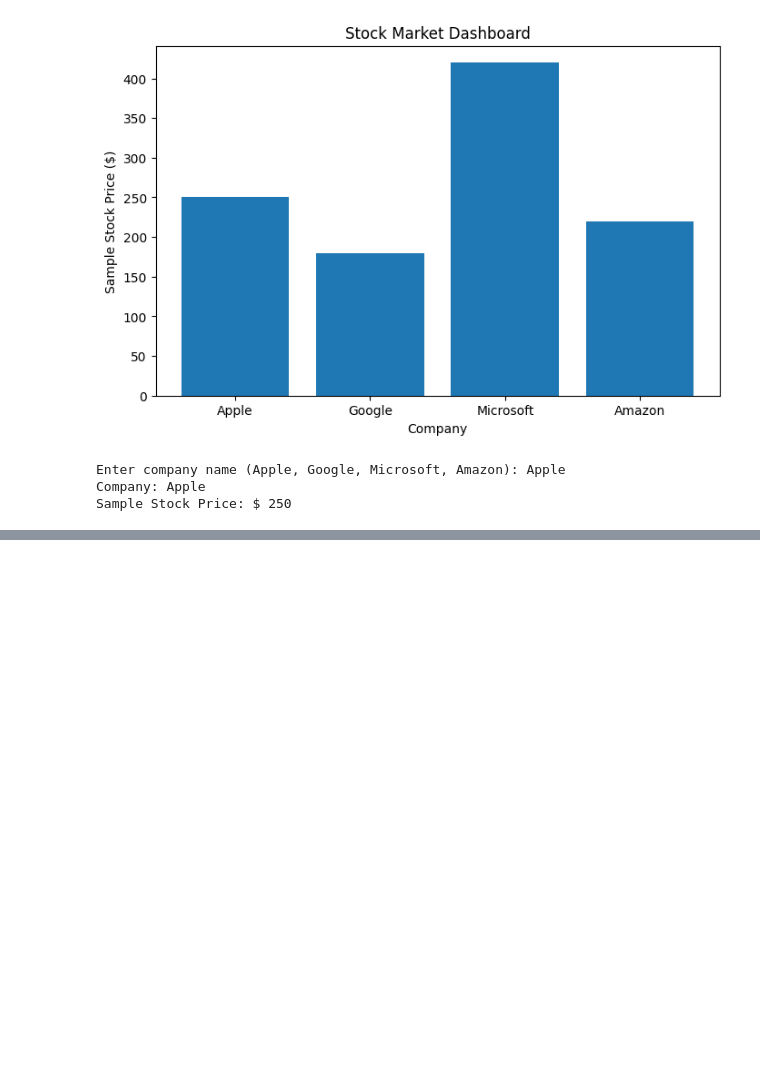
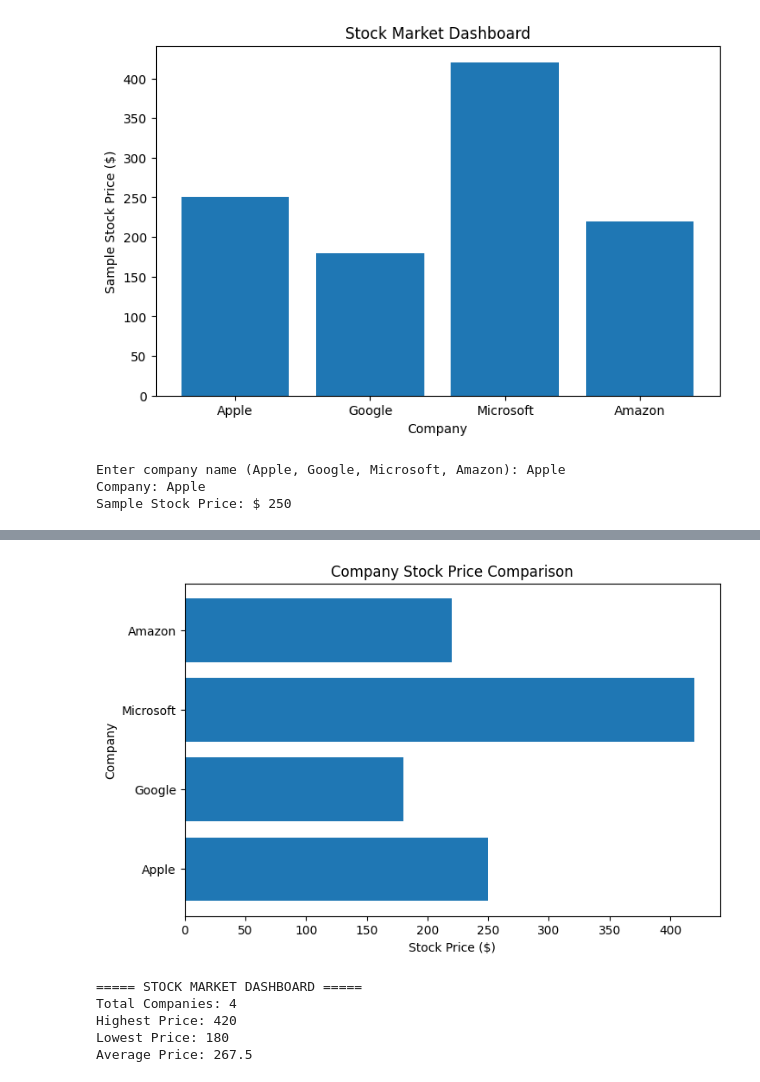
Before and after one commit to harshithadaram18/stock-market-dashboard, a Jupyter notebook: Stock_marketing_dashbord.ipynb, the cells around one changed output, grey strips where cells are left out. Cells and saved outputs as stored; diff of their text form; code cells hidden in the pictures; blank space fills up the shorter version.

```diff
--- a/Stock_marketing_dashbord.ipynb
+++ b/Stock_marketing_dashbord.ipynb
@@ -84,0 +137,23 @@ Sample Stock Price: $ 250
+# %%
+import matplotlib.pyplot as plt
+
+plt.figure(figsize=(8, 5))
+plt.barh(df["Company"], df["Stock Price"])
+plt.title("Company Stock Price Comparison")
+plt.xlabel("Stock Price ($)")
+plt.ylabel("Company")
+plt.show()
+# %% [output]
+[figure, added]
+# %%
+print("===== STOCK MARKET DASHBOARD =====")
+print("Total Companies:", len(df))
+print("Highest Price:", df["Stock Price"].max())
+print("Lowest Price:", df["Stock Price"].min())
+print("Average Price:", df["Stock Price"].mean())
+# %% [output]
+===== STOCK MARKET DASHBOARD =====
+Total Companies: 4
+Highest Price: 420
+Lowest Price: 180
+Average Price: 267.5
```
Also changed, not shown: parts of 6 cells of this notebook.
